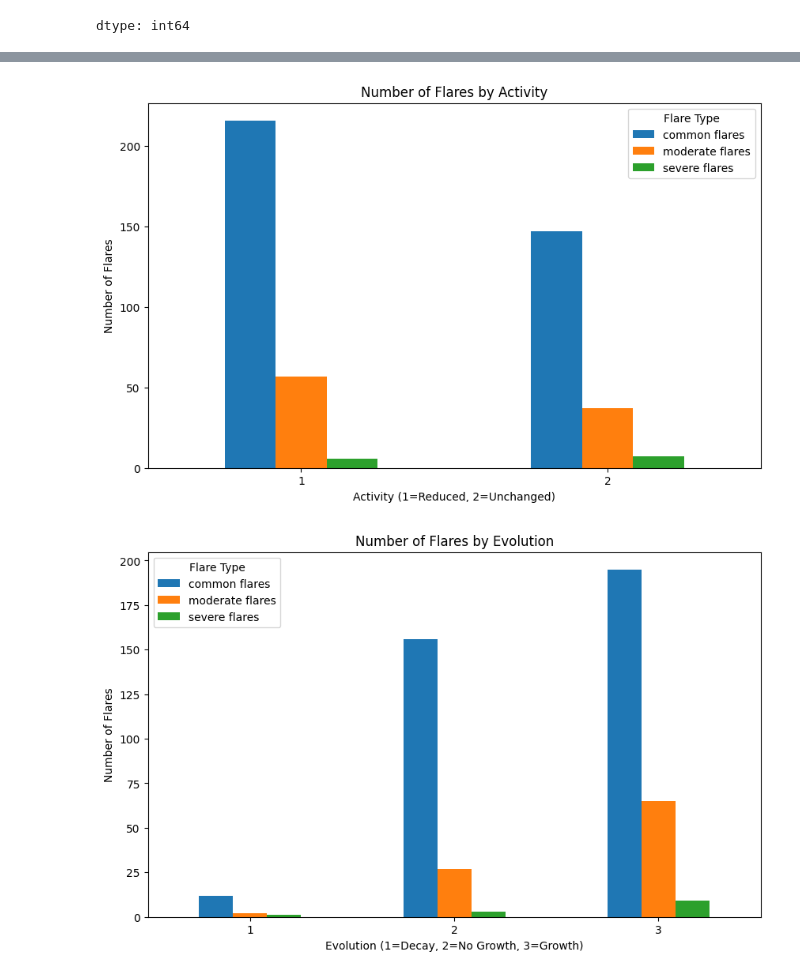
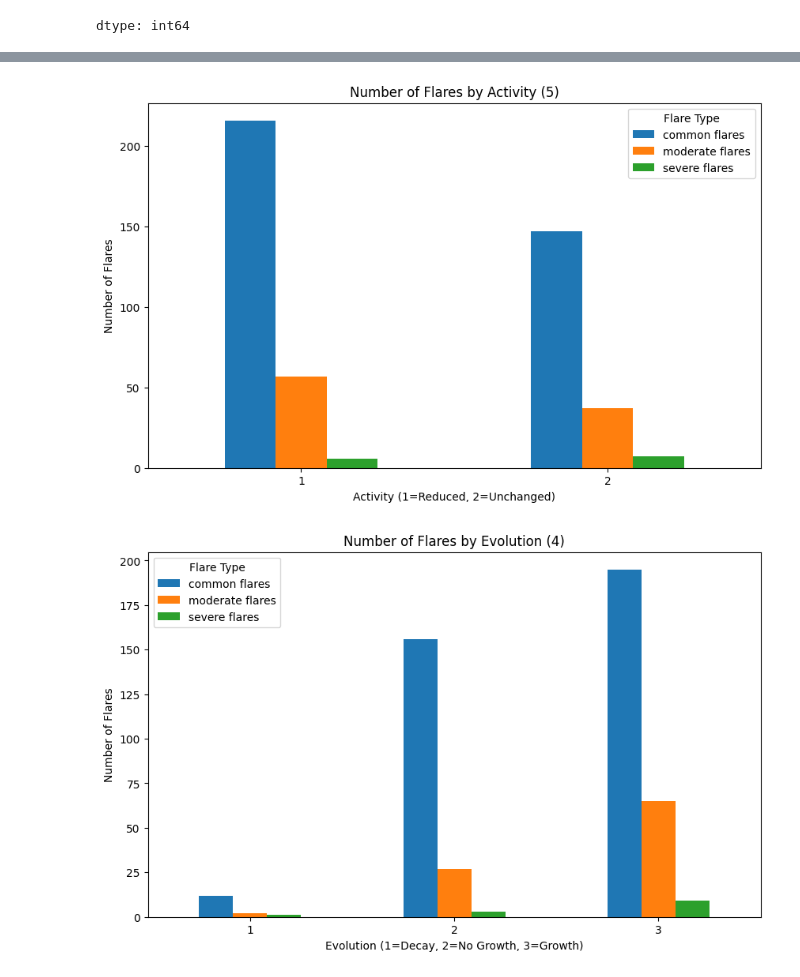
Before and after one commit to electro10000/Astrology-Dataset, a Jupyter notebook: Solar_Flare_Research_Project.ipynb, the cells around one changed output, grey strips where cells are left out. Saved outputs shown, nothing was run; the diff lists cells and outputs as text; code cells hidden in the pictures.

```diff
--- a/Solar_Flare_Research_Project.ipynb
+++ b/Solar_Flare_Research_Project.ipynb
@@ -231,29 +234,29 @@ plt.show()
 # %%
 # plot for activity vs flares
 flare_counts_by_activity = df_flare_xencoded.groupby('activity')[['common flares', 'moderate flares', 'severe flares']].sum()
 
 flare_counts_by_activity.plot(kind='bar', figsize=(10, 6))
-plt.title('Number of Flares by Activity')
+plt.title('Number of Flares by Activity (5)')
 plt.xlabel('Activity (1=Reduced, 2=Unchanged)')
 plt.ylabel('Number of Flares')
 plt.legend(title='Flare Type')
 plt.xticks(rotation=0)
 plt.show()
 # %% [output]
-[figure, old version]
+[figure, new version]
 # %%
 # plot for evolution vs flares
 flare_counts_by_evolution = df_flare_xencoded.groupby('evolution')[['common flares', 'moderate flares', 'severe flares']].sum()
 
 flare_counts_by_evolution.plot(kind='bar', figsize=(10, 6))
-plt.title('Number of Flares by Evolution')
+plt.title('Number of Flares by Evolution (4)')
 plt.xlabel('Evolution (1=Decay, 2=No Growth, 3=Growth)')
 plt.ylabel('Number of Flares')
 plt.legend(title='Flare Type')
 plt.xticks(rotation=0)
 plt.show()
 # %% [output]
-[figure, old version]
+[figure, new version]
 # %%
 # plot for previous 24 hour flare activity vs flares
 flare_counts_by_prev_activity = df_flare_xencoded.groupby('previous 24 hour flare activity')[['common flares', 'moderate flares', 'severe flares']].sum()
```
Also changed, not shown: parts of 18 cells of this notebook.
